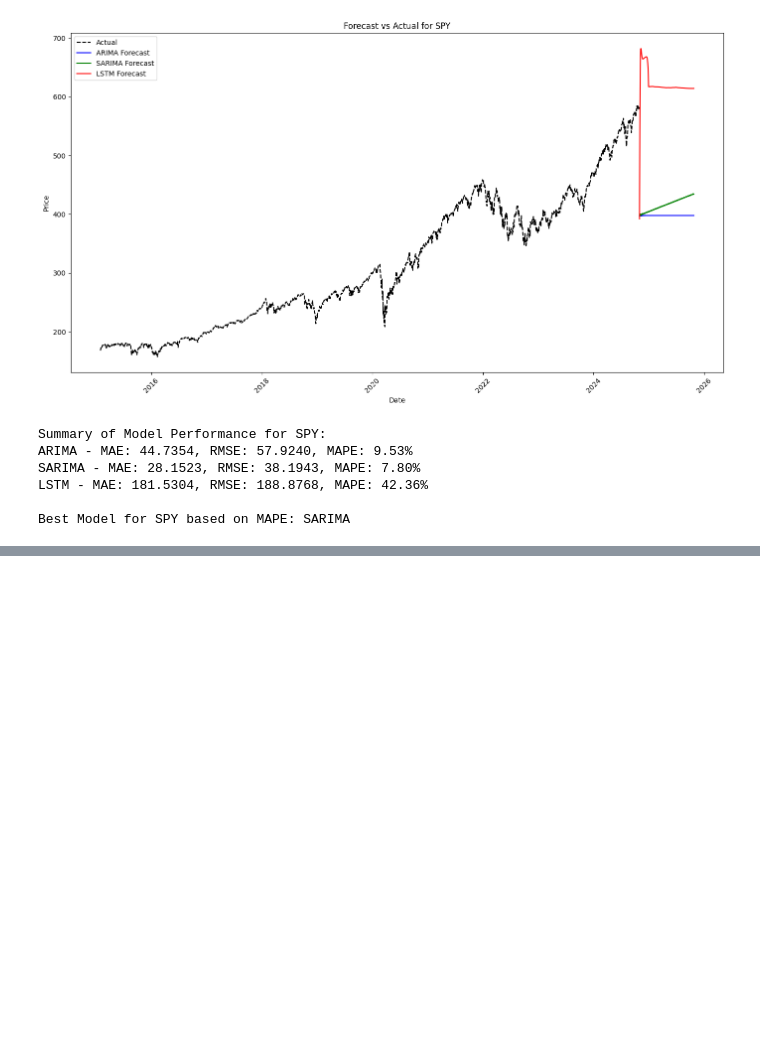
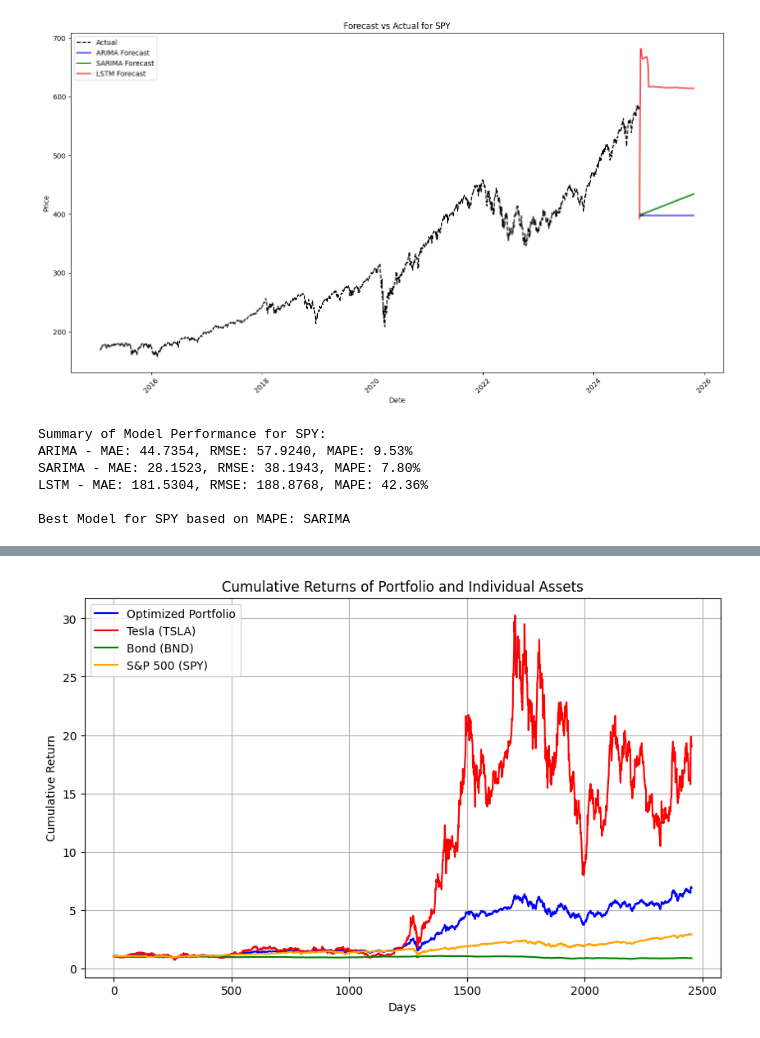
Before and after one commit to amannnnnyyyy/Finance-Forecast-Portfolio-Optimizer, a Jupyter notebook: notebooks/portfoliomgt.ipynb, the cells around one changed output, grey strips where cells are left out. Cells and saved outputs as stored; diff of their text form; code cells hidden in the pictures; blank space fills up the shorter version.

```diff
--- a/notebooks/portfoliomgt.ipynb
+++ b/notebooks/portfoliomgt.ipynb
@@ -445,0 +453,12 @@ Best Model for SPY based on MAPE: SARIMA
+# %%
+# Rename the 'Close' columns to the respective asset names
+tsla_df = all_data['tesla'].rename(columns={'Close': 'TSLA'})
+bnd_df = all_data['bond'].rename(columns={'Close': 'BND'})
+spy_df = all_data['spy'].rename(columns={'Close': 'SPY'})
+
+# Merge the DataFrames on 'Date'
+df = tsla_df[['Date', 'TSLA']].merge(bnd_df[['Date', 'BND']], on='Date', how='outer')
+df = df.merge(spy_df[['Date', 'SPY']], on='Date', how='outer')
+
+# Sort by Date if needed
+df = df.sort_values('Date').reset_index(drop=True)
@@ -445,0 +736,21 @@ Best Model for SPY based on MAPE: SARIMA
+# %%
+cumulative_returns = (1 + weighted_daily_return).cumprod()
+cumulative_returns_TESLA = (1 + df['TSLA_daily_return']).cumprod()
+cumulative_returns_BND = (1 + df['BND_daily_return']).cumprod()
+cumulative_returns_SPY = (1 + df['SPY_daily_return']).cumprod()
+
+# Plot cumulative returns
+plt.figure(figsize=(10, 6))
+plt.plot(cumulative_returns, label="Optimized Portfolio", color='blue')
+plt.plot(cumulative_returns_TESLA, label="Tesla (TSLA)", color='red')
+plt.plot(cumulative_returns_BND, label="Bond (BND)", color='green')
+plt.plot(cumulative_returns_SPY, label="S&P 500 (SPY)", color='orange')
+
+plt.title("Cumulative Returns of Portfolio and Individual Assets")
+plt.xlabel("Days")
+plt.ylabel("Cumulative Return")
+plt.legend(loc="upper left")
+plt.grid(True)
+plt.show()
+# %% [output]
+[figure, added]
```
Also changed, not shown: parts of 13 cells of this notebook, 1 other file.
